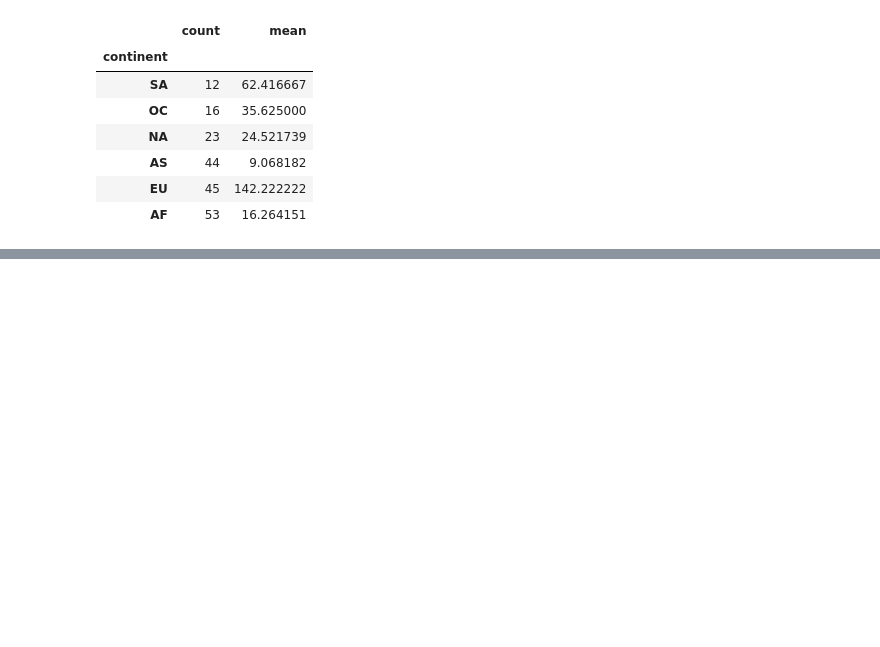
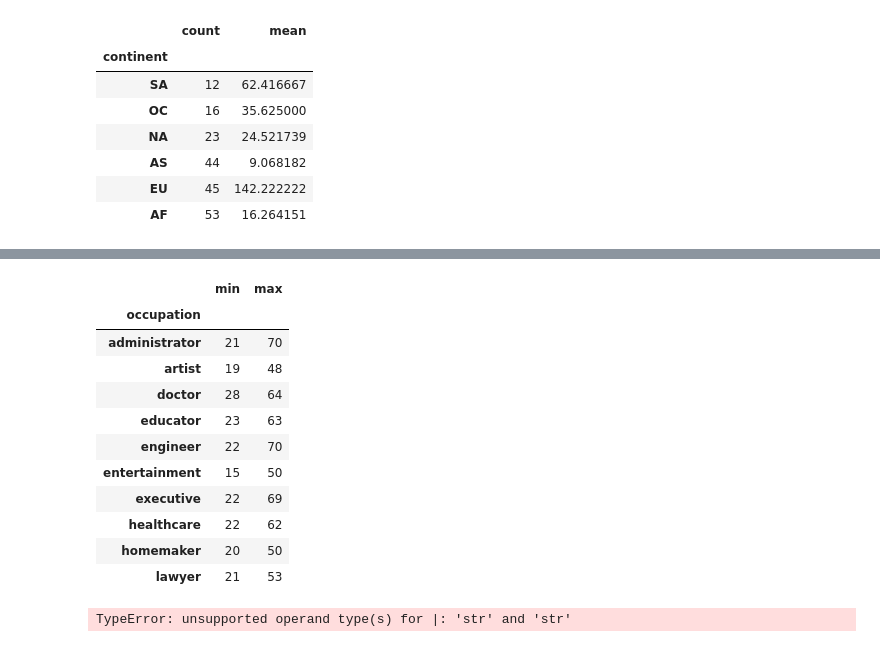
Before and after one commit to amieholmes/bootcamp2, a Jupyter notebook: DS2 CODING PRACTICE - BOOTCAMP.ipynb, the cells around one changed output, grey strips where cells are left out. Saved outputs shown, nothing was run; the diff lists cells and outputs as text; code cells hidden in the pictures; blank space fills up the shorter version.

```diff
--- a/DS2 CODING PRACTICE - BOOTCAMP.ipynb
+++ b/DS2 CODING PRACTICE - BOOTCAMP.ipynb
@@ -1064,0 +1125,21 @@ drinks.groupby('continent').wine.agg(['count', 'mean']).sort_values('count')
+# %%
+# for each occupation, calculate the minimum and maximum ages
+users.groupby('occupation').age.agg(['min','max']).head(10)
+# %% [output]
+|  | min | max |
+| occupation |  |  |
+| administrator | 21 | 70 |
+| artist | 19 | 48 |
+| doctor | 28 | 64 |
+| educator | 23 | 63 |
+| engineer | 22 | 70 |
+| entertainment | 15 | 50 |
+| executive | 22 | 69 |
+| healthcare | 22 | 62 |
+| homemaker | 20 | 50 |
+| lawyer | 21 | 53 |
+# %%
+# for each combination of occupation and gender, calculate the mean age
+users.groupby('gender'|'occupation').age.mean()
+# %% [output]
+TypeError: unsupported operand type(s) for |: 'str' and 'str'
```
Also changed, not shown: parts of 13 cells of this notebook.
